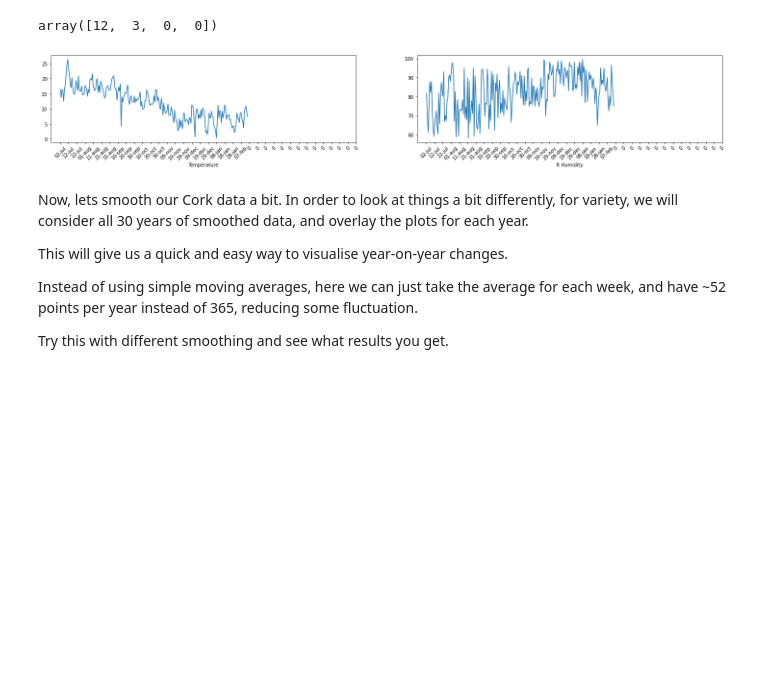
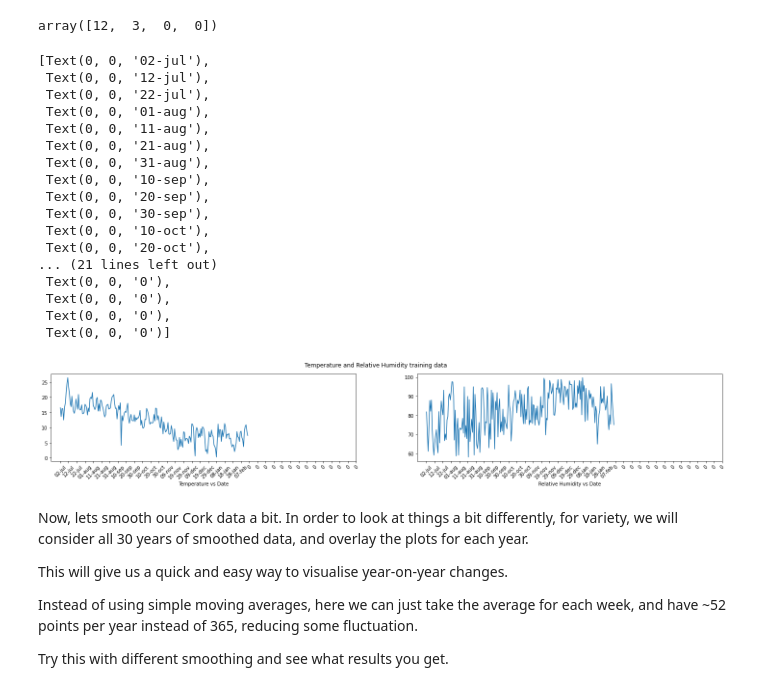
Before and after one commit to uccdatasoc/git-eireann, a Jupyter notebook: GitEireann_Data_Exploration_Part_1.ipynb, the cells around one changed output. Cells and saved outputs as stored; diff of their text form; code cells hidden in the pictures; blank space fills up the shorter version.

```diff
--- a/GitEireann_Data_Exploration_Part_1.ipynb
+++ b/GitEireann_Data_Exploration_Part_1.ipynb
@@ -308,16 +308,17 @@ Lets plot 6 years of (unsmoothed) temperatures and relative humidities, starting
 # %%
 YEARS = 6
 fig, ax = plt.subplots(YEARS,2, figsize=(25,20))
+plt.suptitle("Temperature and Relative Humidity by Week by Year Met Eireann data")
 
 for i in range(YEARS):
   xlabs = avg_date[starts[-1*(2+i)]:starts[-1*(i + 1)]][::10]
   pos = [i*10 for i in range(len(xlabs))]
   ax[i][0].plot(avg_temp[starts[-1*(i + 2)]:starts[-1*(i + 1)]])
-  ax[i][0].set_xlabel("Temperature")
+  ax[i][0].set_xlabel("Temperature vs Week")
   ax[i][0].set_xticks(pos)
   ax[i][0].set_xticklabels(xlabs, rotation=45)
   ax[i][1].plot(avg_rhum[starts[-1*(i + 2)]:starts[-1*(i + 1)]])
-  ax[i][1].set_xlabel("R Humidity")
+  ax[i][1].set_xlabel("Relative Humidity vs Week")
   ax[i][1].set_xticks(pos)
   ax[i][1].set_xticklabels(xlabs, rotation=45)
 # %% [output]
@@ -334,20 +335,37 @@ np.pad(np.array([12,3]),(0,2))
 array([12,  3,  0,  0])
 # %%
   fig, ax = plt.subplots(1,2, figsize=(25,20/6))
+  plt.suptitle("Temperature and Relative Humidity training data")
   # the .pad adds some extra blank x axis labels
   xlabs = np.pad(data[:,0],(0,365-len(data[:,0])))[::10]
   pos = [i*10 for i in range(len(xlabs))]
   ax[0].plot(temps)
-  ax[0].set_xlabel("Temperature")
+  ax[0].set_xlabel("Temperature vs Date")
   ax[0].set_xticks(pos)
   ax[0].set_xticklabels(xlabs, rotation=45)
   ax[1].plot(rhum)
-  ax[1].set_xlabel("R Humidity")
+  ax[1].set_xlabel("Relative Humidity vs Date")
   ax[1].set_xticks(pos)
   ax[1].set_xticklabels(xlabs, rotation=45)
-  None
 # %% [output]
+[Text(0, 0, '02-jul'),
+ Text(0, 0, '12-jul'),
+ Text(0, 0, '22-jul'),
+ Text(0, 0, '01-aug'),
+ Text(0, 0, '11-aug'),
+ Text(0, 0, '21-aug'),
+ Text(0, 0, '31-aug'),
+ Text(0, 0, '10-sep'),
+ Text(0, 0, '20-sep'),
+ Text(0, 0, '30-sep'),
+ Text(0, 0, '10-oct'),
+ Text(0, 0, '20-oct'),
+... (21 lines left out)
+ Text(0, 0, '0'),
+ Text(0, 0, '0'),
+ Text(0, 0, '0'),
+ Text(0, 0, '0')]
-[figure, old version]
+[figure, new version]
 # %% [markdown]
 Now, lets smooth our Cork data a bit. In order to look at things a bit differently, for variety, we will consider all 30 years of smoothed data, and overlay the plots for each year.
 
```
Also changed, not shown: parts of 11 cells of this notebook.
